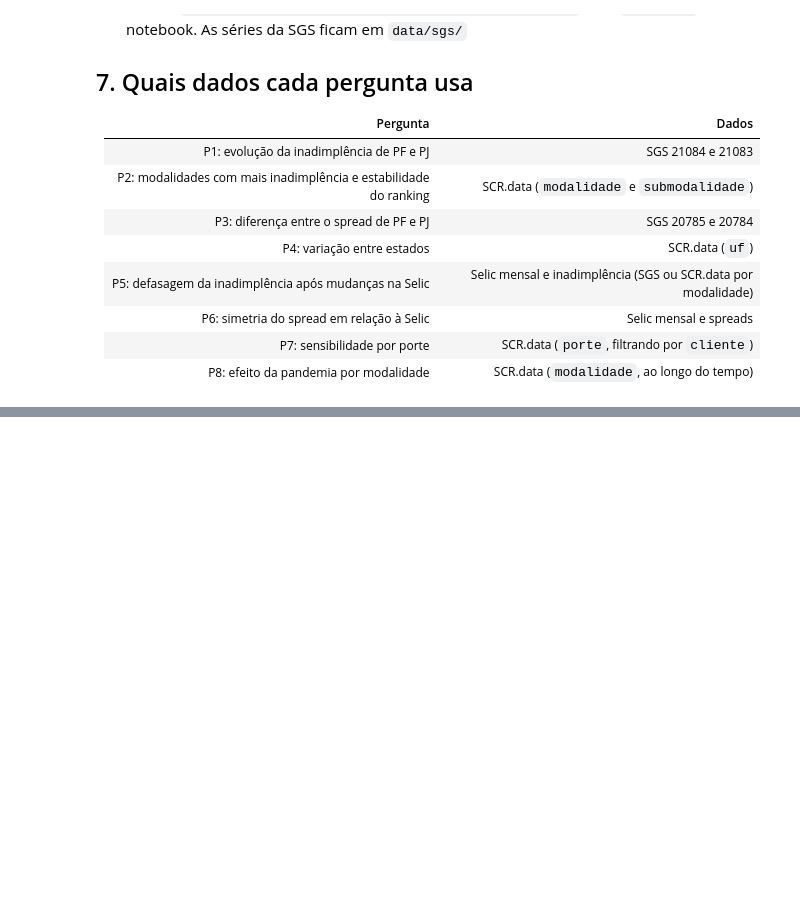
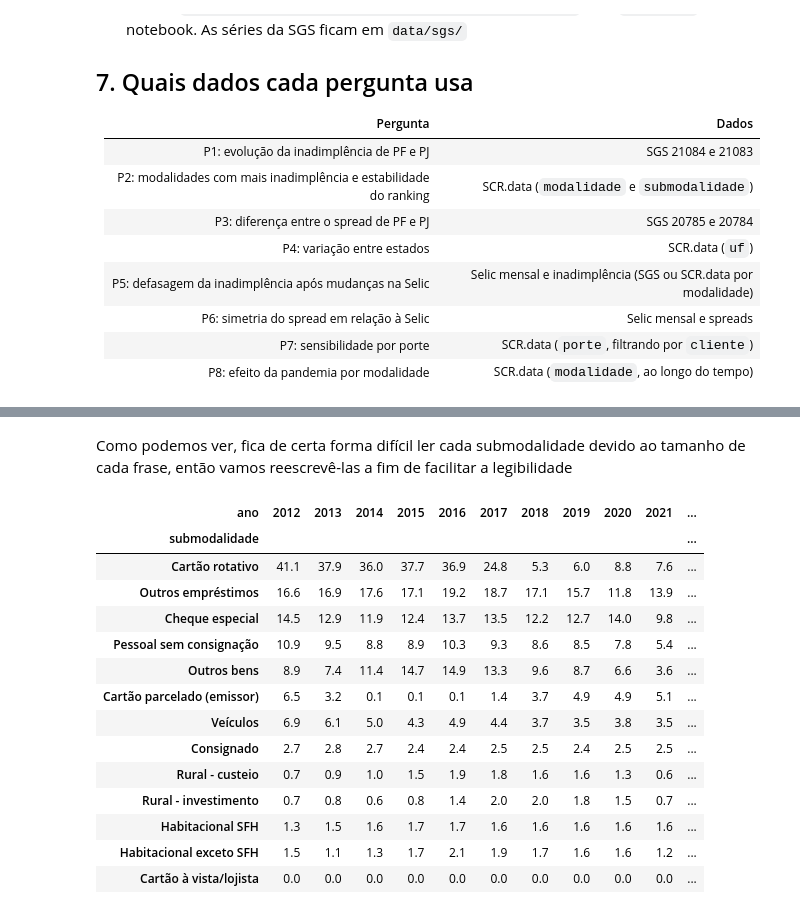
Before and after one commit to JoaoVitor2108/Projeto-AEDV, a Jupyter notebook: analise.ipynb, the cells around one changed output, grey strips where cells are left out. Drawn from its saved outputs; the diff is of its cells as text; code cells hidden in the pictures; blank space fills up the shorter version.

```diff
--- a/analise.ipynb
+++ b/analise.ipynb
@@ -460,0 +708,15 @@ Calculamos, mês a mês, a taxa de inadimplência de PF e de PJ pela SCR.data e
+# %%
+q2_base = scr[scr["cliente"] == "PF"].copy()
+q2_base["submodalidade"] = q2_base["submodalidade"].replace({
+    "Cheque especial": "Cheque especial e conta garantida",
+    "Conta Garantida": "Cheque especial e conta garantida",
+})
+
+produtos = q2_base.groupby(["modalidade", "submodalidade"])[["carteira_ativa", "carteira_inadimplencia"]].sum()
+produtos["taxa"] = produtos["carteira_inadimplencia"] / produtos["carteira_ativa"] * 100
+produtos["participacao"] = produtos["carteira_ativa"] / produtos["carteira_ativa"].sum() * 100
+produtos["meses"] = q2_base.groupby(["modalidade", "submodalidade"])["mes"].nunique()
+
+selecionados = produtos[(produtos["meses"] >= 170) & (produtos["participacao"] >= 0.5)]
+print(selecionados.shape)
+selecionados[["meses", "taxa", "participacao"]].round(2).sort_values("taxa", ascending=False)
@@ -460,0 +744,10 @@ Calculamos, mês a mês, a taxa de inadimplência de PF e de PJ pela SCR.data e
+# %%
+q2_sel = q2_base.merge(selecionados.reset_index()[["modalidade", "submodalidade"]], on=["modalidade", "submodalidade"])
+q2_sel["ano"] = q2_sel["mes"].dt.year
+
+anual = q2_sel.groupby(["ano", "submodalidade"])[["carteira_ativa", "carteira_inadimplencia"]].sum()
+anual["taxa"] = anual["carteira_inadimplencia"] / anual["carteira_ativa"] * 100
+
+taxa_anual = anual["taxa"].unstack("submodalidade")
+print(taxa_anual.shape)
+taxa_anual.round(1)
@@ -460,0 +773,25 @@ Calculamos, mês a mês, a taxa de inadimplência de PF e de PJ pela SCR.data e
+# %% [markdown]
+Como podemos ver, fica de certa forma difícil ler cada submodalidade devido ao tamanho de cada frase, então vamos reescrevê-las a fim de facilitar a legibilidade
+# %%
+taxa_curta = taxa_anual.rename(columns=nomes)
+taxa_curta = taxa_curta.rename(columns=lambda c: "Cartão à vista/lojista" if "lojista" in c else c)
+taxa_curta = taxa_curta.rename(columns=lambda c: "Habitacional exceto SFH" if "exceto SFH" in c else c)
+
+ordem = taxa_curta.mean().sort_values(ascending=False).index
+taxa_curta[ordem].T.round(1)
+# %% [output]
+| ano | 2012 | 2013 | 2014 | 2015 | 2016 | 2017 | 2018 | 2019 | 2020 | 2021 | ... |
+| submodalidade |  |  |  |  |  |  |  |  |  |  | ... |
+| Cartão rotativo | 41.1 | 37.9 | 36.0 | 37.7 | 36.9 | 24.8 | 5.3 | 6.0 | 8.8 | 7.6 | ... |
+| Outros empréstimos | 16.6 | 16.9 | 17.6 | 17.1 | 19.2 | 18.7 | 17.1 | 15.7 | 11.8 | 13.9 | ... |
+| Cheque especial | 14.5 | 12.9 | 11.9 | 12.4 | 13.7 | 13.5 | 12.2 | 12.7 | 14.0 | 9.8 | ... |
+| Pessoal sem consignação | 10.9 | 9.5 | 8.8 | 8.9 | 10.3 | 9.3 | 8.6 | 8.5 | 7.8 | 5.4 | ... |
+| Outros bens | 8.9 | 7.4 | 11.4 | 14.7 | 14.9 | 13.3 | 9.6 | 8.7 | 6.6 | 3.6 | ... |
+| Cartão parcelado (emissor) | 6.5 | 3.2 | 0.1 | 0.1 | 0.1 | 1.4 | 3.7 | 4.9 | 4.9 | 5.1 | ... |
+| Veículos | 6.9 | 6.1 | 5.0 | 4.3 | 4.9 | 4.4 | 3.7 | 3.5 | 3.8 | 3.5 | ... |
+| Consignado | 2.7 | 2.8 | 2.7 | 2.4 | 2.4 | 2.5 | 2.5 | 2.4 | 2.5 | 2.5 | ... |
+| Rural - custeio | 0.7 | 0.9 | 1.0 | 1.5 | 1.9 | 1.8 | 1.6 | 1.6 | 1.3 | 0.6 | ... |
+| Rural - investimento | 0.7 | 0.8 | 0.6 | 0.8 | 1.4 | 2.0 | 2.0 | 1.8 | 1.5 | 0.7 | ... |
+| Habitacional SFH | 1.3 | 1.5 | 1.6 | 1.7 | 1.7 | 1.6 | 1.6 | 1.6 | 1.6 | 1.6 | ... |
+| Habitacional exceto SFH | 1.5 | 1.1 | 1.3 | 1.7 | 2.1 | 1.9 | 1.7 | 1.6 | 1.6 | 1.2 | ... |
+| Cartão à vista/lojista | 0.0 | 0.0 | 0.0 | 0.0 | 0.0 | 0.0 | 0.0 | 0.0 | 0.0 | 0.0 | ... |
```
Also changed, not shown: parts of 29 cells of this notebook.
